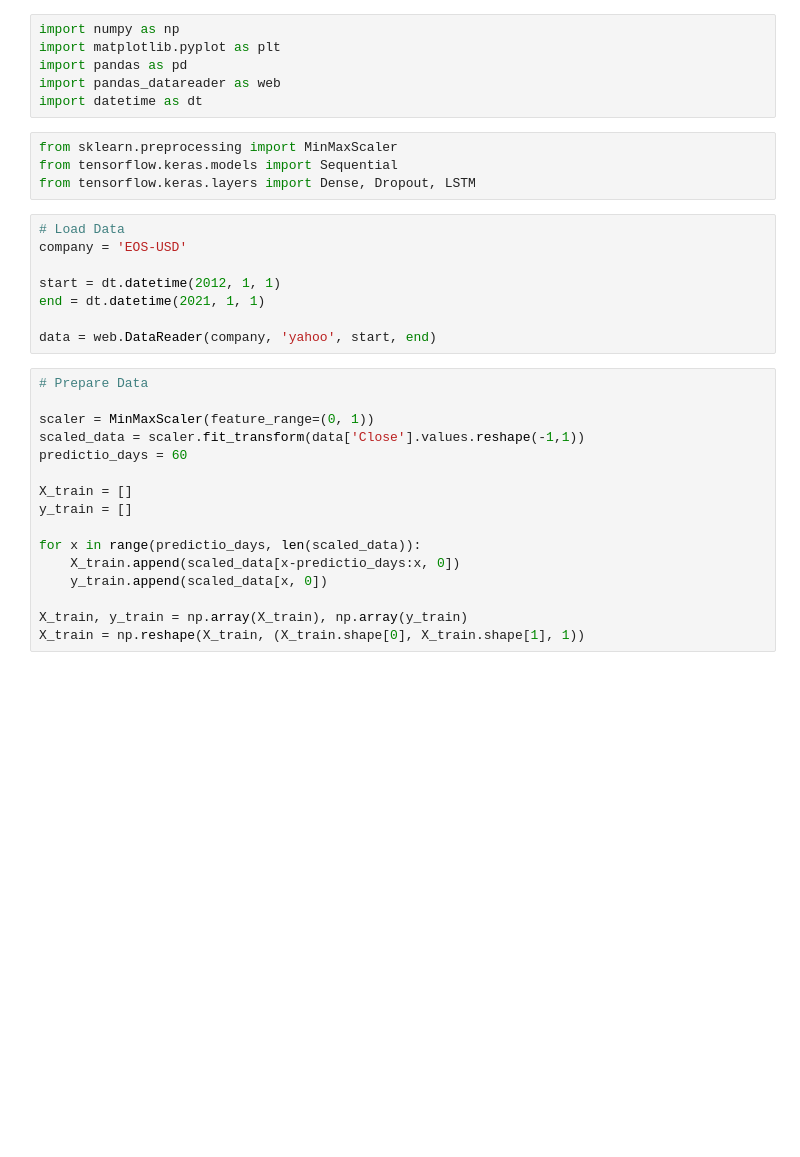
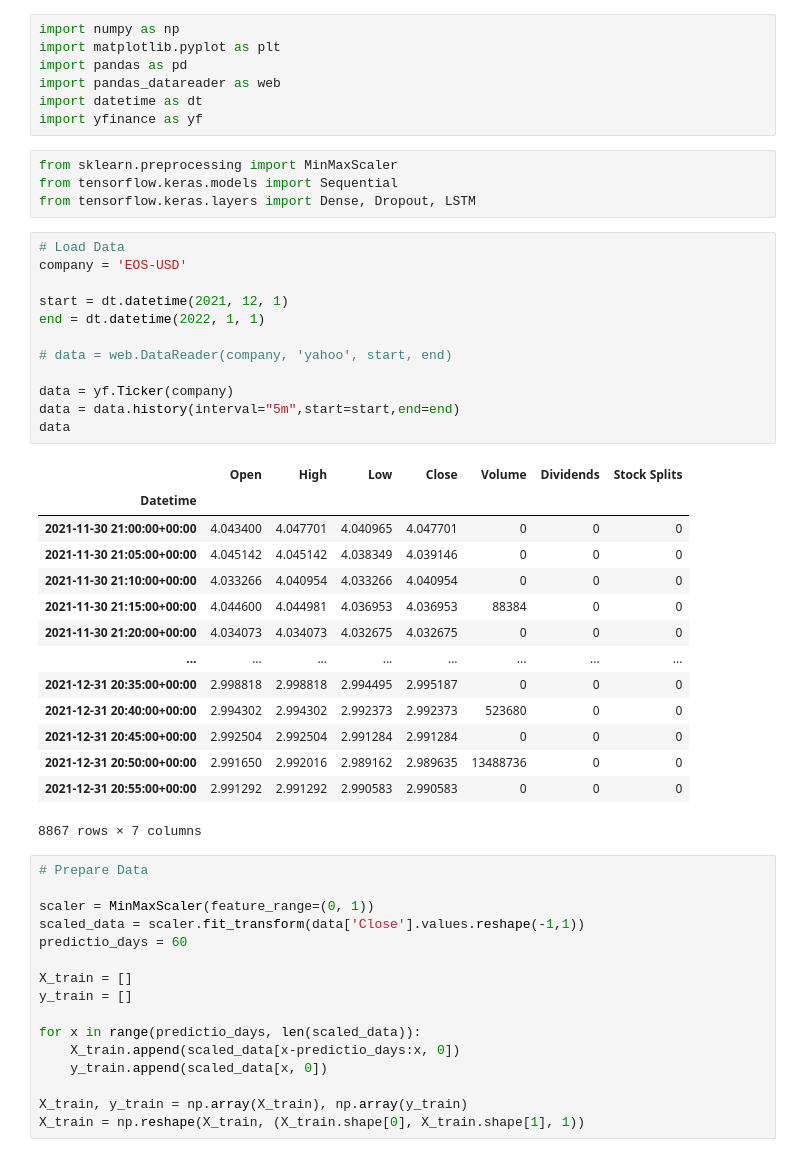
Before and after one commit to qraxiss/learning-data-science, a Jupyter notebook: machine-learning/Models/long_short_term_model.ipynb, the cells around one changed output. Cells and saved outputs as stored; diff of their text form; blank space fills up the shorter version.

```diff
--- a/machine-learning/Models/long_short_term_model.ipynb
+++ b/machine-learning/Models/long_short_term_model.ipynb
@@ -4,6 +4,7 @@ import matplotlib.pyplot as plt
 import pandas as pd
 import pandas_datareader as web
 import datetime as dt
+import yfinance as yf
 # %%
 from sklearn.preprocessing import MinMaxScaler
 from tensorflow.keras.models import Sequential
@@ -11,11 +12,30 @@ from tensorflow.keras.layers import Dense, Dropout, LSTM
 # %%
 # Load Data
 company = 'EOS-USD'
 
-start = dt.datetime(2012, 1, 1)
-end = dt.datetime(2021, 1, 1)
+start = dt.datetime(2021, 12, 1)
+end = dt.datetime(2022, 1, 1)
 
-data = web.DataReader(company, 'yahoo', start, end)
+# data = web.DataReader(company, 'yahoo', start, end)
+
+data = yf.Ticker(company)
+data = data.history(interval="5m",start=start,end=end)
+data
+# %% [output]
+|  | Open | High | Low | Close | Volume | Dividends | Stock Splits |
+| Datetime |  |  |  |  |  |  |  |
+| 2021-11-30 21:00:00+00:00 | 4.043400 | 4.047701 | 4.040965 | 4.047701 | 0 | 0 | 0 |
+| 2021-11-30 21:05:00+00:00 | 4.045142 | 4.045142 | 4.038349 | 4.039146 | 0 | 0 | 0 |
+| 2021-11-30 21:10:00+00:00 | 4.033266 | 4.040954 | 4.033266 | 4.040954 | 0 | 0 | 0 |
+| 2021-11-30 21:15:00+00:00 | 4.044600 | 4.044981 | 4.036953 | 4.036953 | 88384 | 0 | 0 |
+| 2021-11-30 21:20:00+00:00 | 4.034073 | 4.034073 | 4.032675 | 4.032675 | 0 | 0 | 0 |
+| ... | ... | ... | ... | ... | ... | ... | ... |
+| 2021-12-31 20:35:00+00:00 | 2.998818 | 2.998818 | 2.994495 | 2.995187 | 0 | 0 | 0 |
+| 2021-12-31 20:40:00+00:00 | 2.994302 | 2.994302 | 2.992373 | 2.992373 | 523680 | 0 | 0 |
+| 2021-12-31 20:45:00+00:00 | 2.992504 | 2.992504 | 2.991284 | 2.991284 | 0 | 0 | 0 |
+| 2021-12-31 20:50:00+00:00 | 2.991650 | 2.992016 | 2.989162 | 2.989635 | 13488736 | 0 | 0 |
+| 2021-12-31 20:55:00+00:00 | 2.991292 | 2.991292 | 2.990583 | 2.990583 | 0 | 0 | 0 |
+8867 rows × 7 columns
 # %%
 # Prepare Data
 
```
Also changed, not shown: parts of 4 cells of this notebook, 1 other file.
